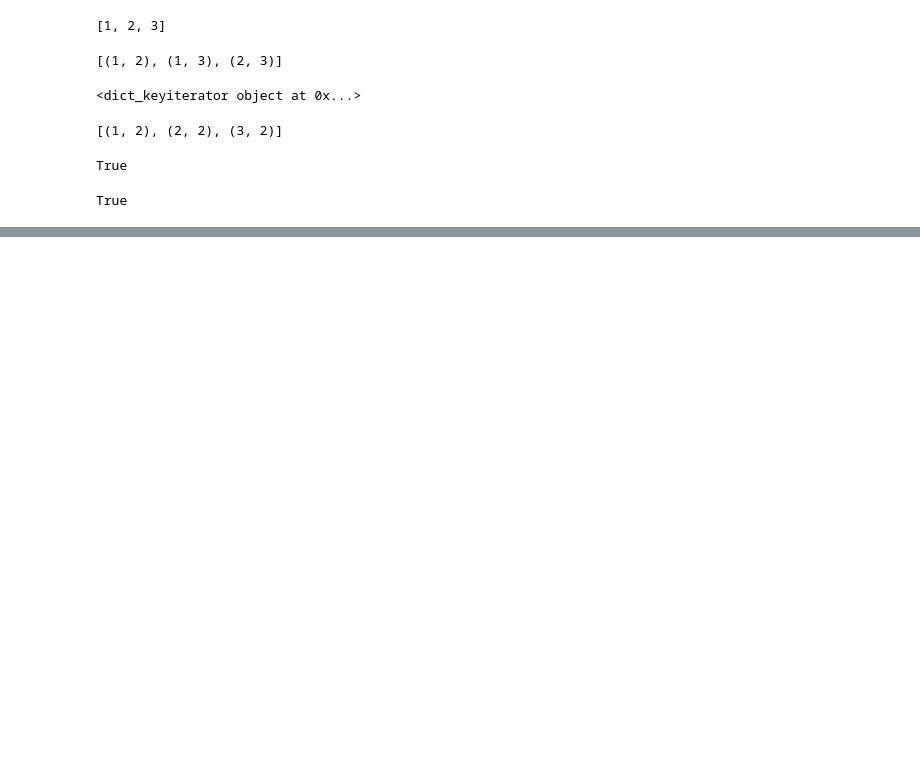
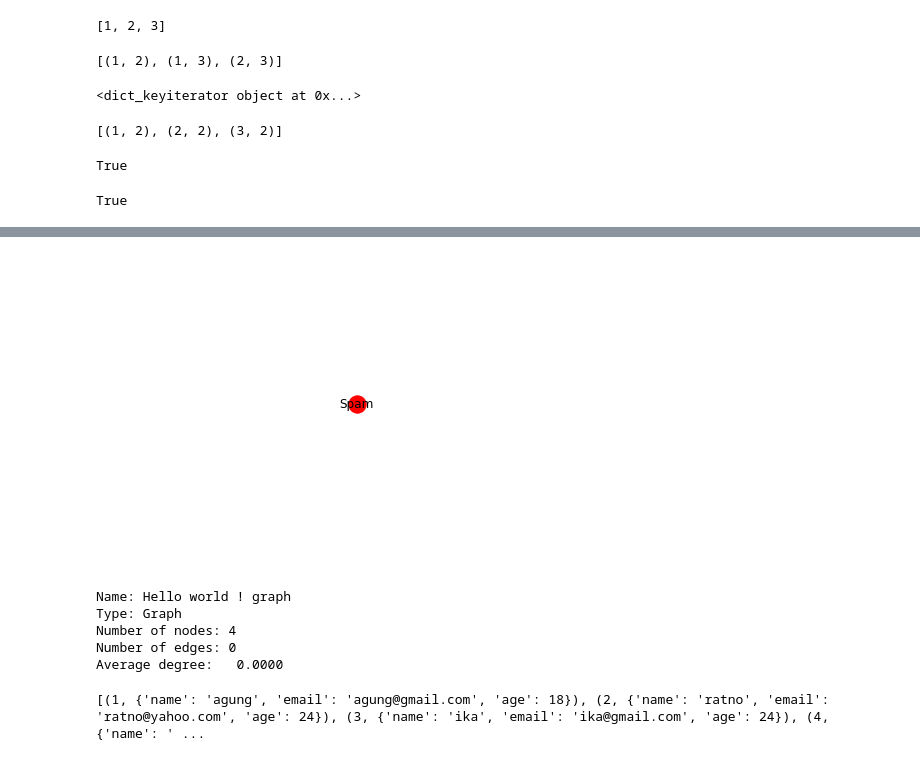
Before and after one commit to abbiyanaila/graphs.social.network.analythics, a Jupyter notebook: basic.ipynb, the cells around one changed output, grey strips where cells are left out. Saved outputs shown, nothing was run; the diff lists cells and outputs as text; code cells hidden in the pictures; blank space fills up the shorter version.

```diff
--- a/basic.ipynb
+++ b/basic.ipynb
@@ -93,0 +122,5 @@ nx.draw(h, with_labels=True, node_color='cyan', node_size=700)
+# %%
+b.add_node('Spam')
+nx.draw(b, with_labels=True )
+# %% [output]
+[figure, added]
@@ -93,0 +135,14 @@ nx.draw(h, with_labels=True, node_color='cyan', node_size=700)
+# %%
+#prin the info about this graph
+print(nx.info(d))
+# %% [output]
+Name: Hello world ! graph
+Type: Graph
+Number of nodes: 4
+Number of edges: 0
+Average degree:   0.0000
+# %%
+#print properties about this graph
+print(d.nodes(data=True))
+# %% [output]
+[(1, {'name': 'agung', 'email': 'agung@gmail.com', 'age': 18}), (2, {'name': 'ratno', 'email': 'ratno@yahoo.com', 'age': 24}), (3, {'name': 'ika', 'email': 'ika@gmail.com', 'age': 24}), (4, {'name': ' ...
```
Also changed, not shown: parts of 38 cells of this notebook.
